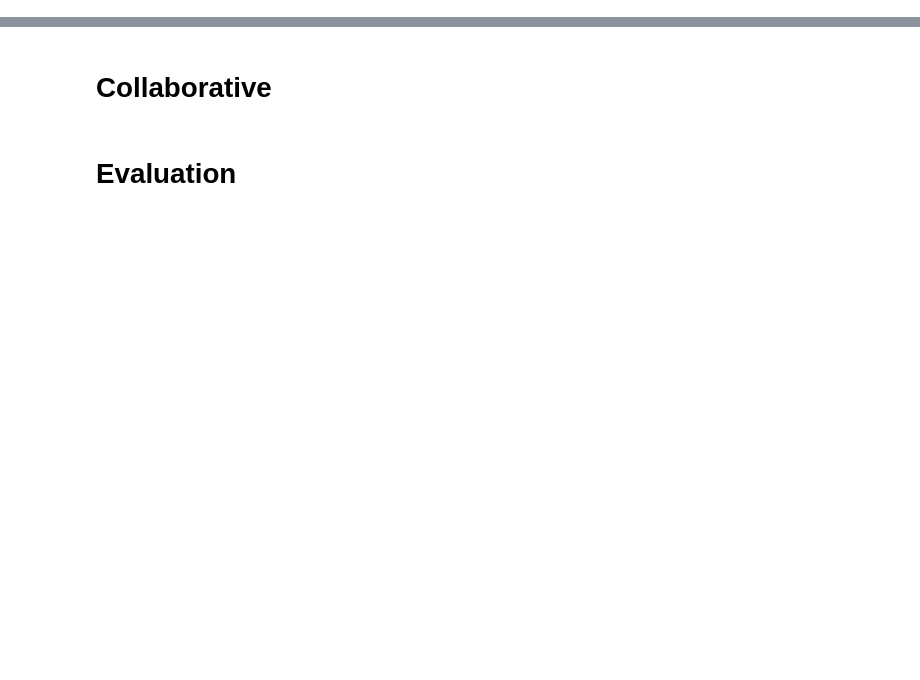
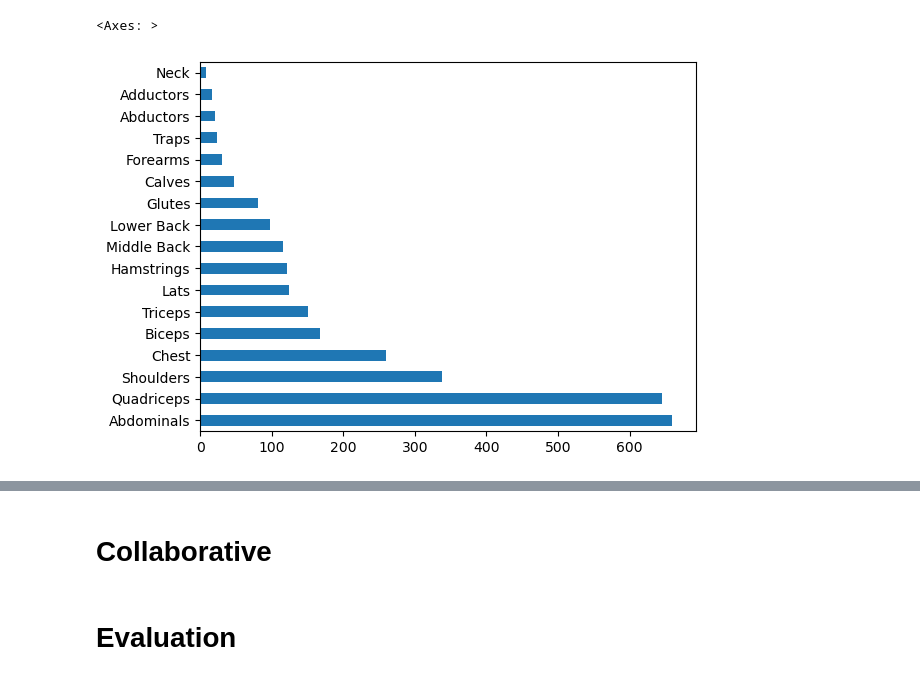
Before and after one commit to tordbm/Exercise-Recommender-System, a Jupyter notebook: recsys.ipynb, the cells around one changed output, grey strips where cells are left out. Cells and saved outputs as stored; diff of their text form; code cells hidden in the pictures; blank space fills up the shorter version.

```diff
--- a/recsys.ipynb
+++ b/recsys.ipynb
@@ -24,5 +39,8 @@ df['Type'].value_counts().plot.barh()
 # %%
 # sorted by bodypart
-df['BodyPart'].value_counts().plot.barh()
+bigdf['BodyPart'].value_counts().plot.barh()
+# %% [output]
+<Axes: >
+[figure, added]
 # %%
 # top rated exercises
```
Also changed, not shown: parts of 42 cells of this notebook.
